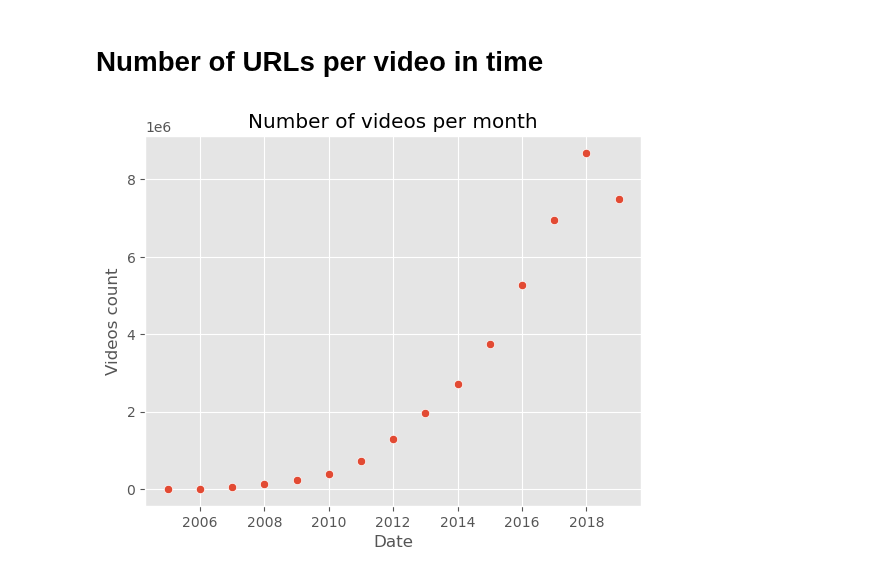
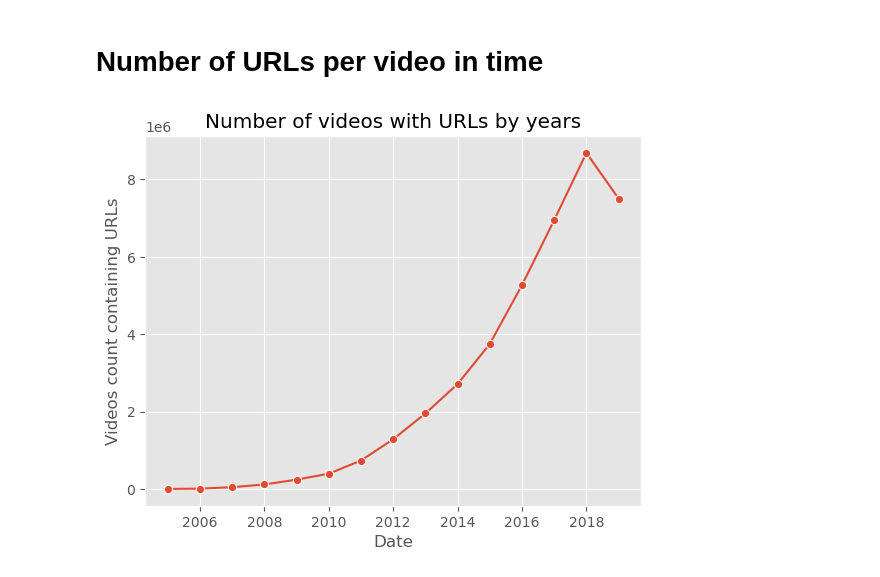
Before and after one commit to epfl-ada/ada-2022-project-fraisetagada, a Jupyter notebook: visu_sponsor_video.ipynb, the cells around one changed output. Saved outputs shown, nothing was run; the diff lists cells and outputs as text; code cells hidden in the pictures.

```diff
--- a/visu_sponsor_video.ipynb
+++ b/visu_sponsor_video.ipynb
@@ -51,7 +34,7 @@ schema = StructType([
     StructField("upload_date",   DateType(),    True),
     StructField("view_count",    DoubleType(),  True),  # This field must be specified as a double as it is represented as a floating point number
     StructField("urls", ArrayType(StringType()), True),
-    StructField("urls_count", DoubleType(), True),
+    StructField("urls_count", IntegerType(), True),
     StructField("has_urls", BooleanType(), True),
 ])
 # %%
@@ -82,5 +45,3 @@ df = df \
     .withColumn("dislike_count", df.dislike_count.cast(IntegerType())) \
     .withColumn("like_count", df.like_count.cast(IntegerType())) \
     .withColumn("view_count", df.view_count.cast(LongType()))\
-    .withColumn("has_urls",df['has_urls'].cast(BooleanType()))\
-    .withColumn("urls_count",df['urls_count'].cast(IntegerType()))
@@ -313,34 +149,2 @@ plt.show()
 # %% [markdown]
 # Group video without URLs by year and categories
-# %%
-df_no_urls = df.where(df["has_urls"] == "false")
-# Group the videos by year and month and count the number of such videos
-df_dates = df_no_urls.withColumn("year", year(df_no_urls.upload_date)).withColumn("month", month(df_no_urls.upload_date))
-vids_per_month_per_cat = df_dates.select("display_id", "categories", "year").groupBy("year", "categories").count()
-# Convert the Spark dataframe into a Pandas dataframe to easily plot the values
-count_cat = vids_per_month_per_cat.toPandas()
-count_cat_idx = count_cat.set_index(['year', 'categories']).unstack(fill_value=0)["count"].unstack().reset_index(name='count').reset_index().drop("index", axis=1)
-vids_per_year = count_cat_idx.groupby(["year"])["count"].sum()
-ratios = count_cat_idx.copy()
-ratios["ratio"] = ratios.groupby(["year"])["count"].apply(lambda x: x / x.sum())
-ratios.categories = ratios.categories.replace('', 'None')
-
-fig, axs = plt.subplots(5, 3, sharey=True, figsize=(19, 19))
-fig.suptitle("Share of video categories per year", fontsize=16, y=1)
-
-fig.tight_layout()
-
-years = range(2005, 2020)
-for year, ax in zip(years, axs.ravel()):
-    p = sns.barplot(
-        ax=ax, data=ratios[ratios["year"] == year], y="categories", x="ratio"
-    )
-    idx = year - 2005
-    if idx % 3 != 0:
-        p.set(ylabel=None)
-    if idx < 12:
-        p.set(xlabel=None)
-    ax.set_title(year)
-
-plt.xlabel("Ratio")
-plt.show()
@@ -361,10 +165,10 @@ Py4JJavaError: An error occurred while calling z:org.apache.spark.api.python.Pyt
 urls_vid_per_year = df_dates.select("display_id", "year", "urls_count").groupBy("year").count()
 count = urls_vid_per_year.toPandas()
 # %%
-sns.scatterplot(data=count, x="year", y="count")
-plt.title("Number of videos per month")
+sns.lineplot(data=count, x="year", y="count" , marker = "o")
+plt.title("Number of videos with URLs by years")
 plt.xlabel("Date")
-plt.ylabel("Videos count")
+plt.ylabel("Videos count containing URLs")
 plt.show()
 # %% [output]
-[figure, old version]
+[figure, new version]
```
Also changed, not shown: parts of 33 cells of this notebook.
